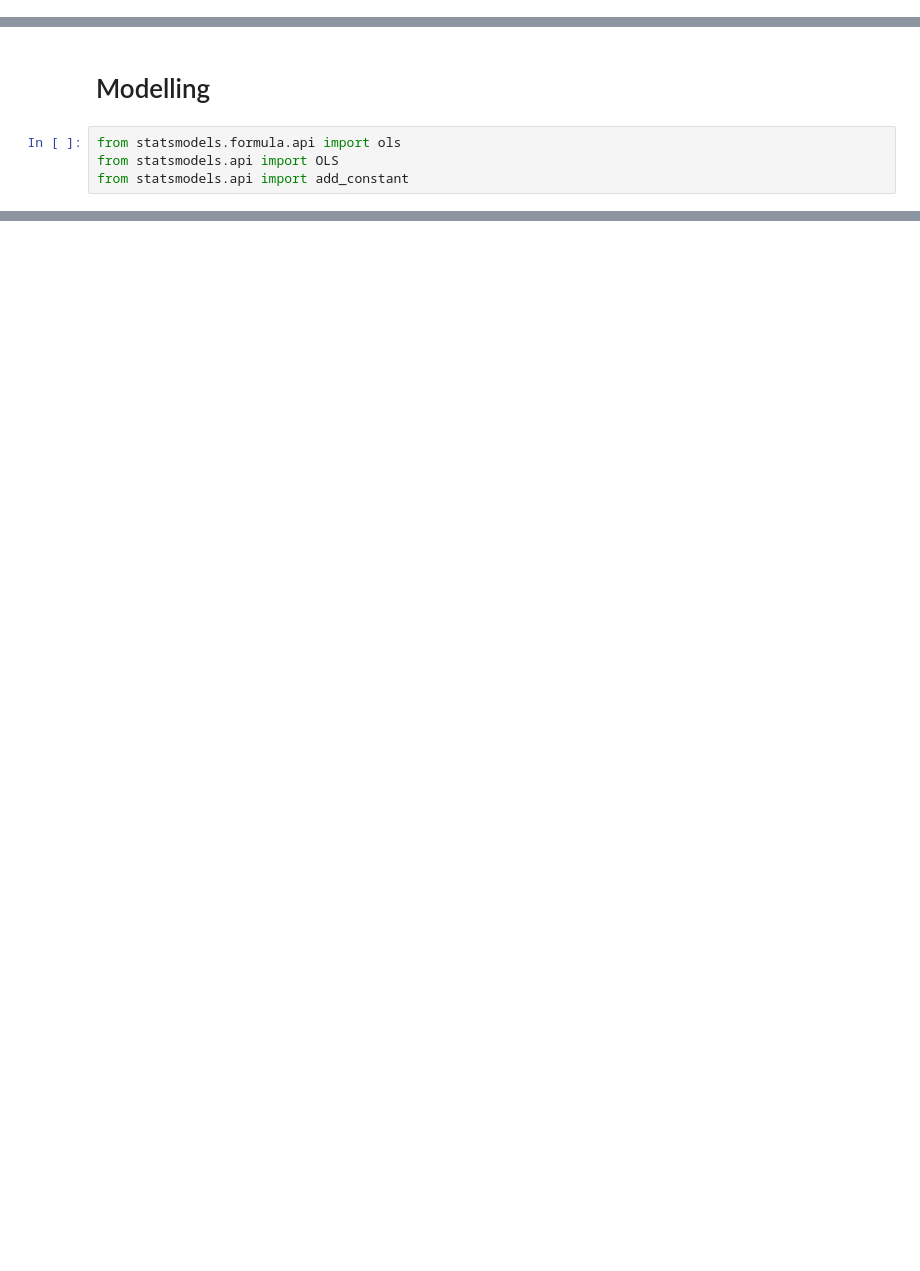
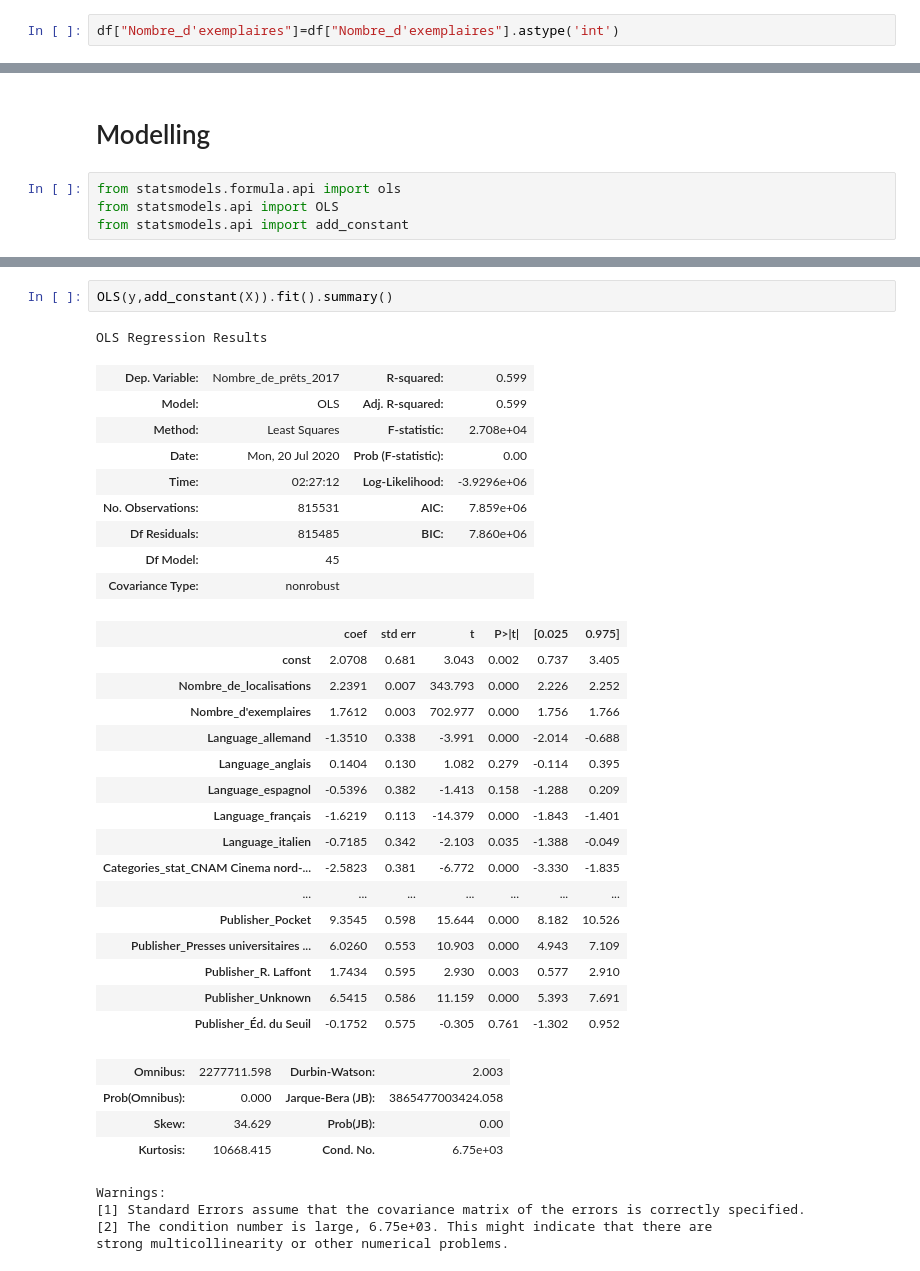
Before and after one commit to srosamont/Projects_Ironhack, a Jupyter notebook: Book_loan/Book_Loan_Cleaning.ipynb, the cells around one changed output, grey strips where cells are left out. Cells and saved outputs as stored; diff of their text form; blank space fills up the shorter version.

```diff
--- a/Book_loan/Book_Loan_Cleaning.ipynb
+++ b/Book_loan/Book_Loan_Cleaning.ipynb
@@ -785,6 +785,8 @@ Publisher            0
 Length: 81, dtype: int64
 # %%
 df.Nombre_de_localisations=df.Nombre_de_localisations.astype('int')
+# %%
+df["Nombre_d'exemplaires"]=df["Nombre_d'exemplaires"].astype('int')
 # %%
 # Dummies
 df.Language.unique()
@@ -913,0 +960,37 @@ Y=df.Nombre_de_prêts_2017
+# %%
+OLS(y,add_constant(X)).fit().summary()
+# %% [output]
+OLS Regression Results
+| Dep. Variable: | Nombre_de_prêts_2017 | R-squared: | 0.599 |
+| Model: | OLS | Adj. R-squared: | 0.599 |
+| Method: | Least Squares | F-statistic: | 2.708e+04 |
+| Date: | Mon, 20 Jul 2020 | Prob (F-statistic): | 0.00 |
+| Time: | 02:27:12 | Log-Likelihood: | -3.9296e+06 |
+| No. Observations: | 815531 | AIC: | 7.859e+06 |
+| Df Residuals: | 815485 | BIC: | 7.860e+06 |
+| Df Model: | 45 |  |  |
+| Covariance Type: | nonrobust |  |  |
+|  | coef | std err | t | P>|t| | [0.025 | 0.975] |
+| const | 2.0708 | 0.681 | 3.043 | 0.002 | 0.737 | 3.405 |
+| Nombre_de_localisations | 2.2391 | 0.007 | 343.793 | 0.000 | 2.226 | 2.252 |
+| Nombre_d'exemplaires | 1.7612 | 0.003 | 702.977 | 0.000 | 1.756 | 1.766 |
+| Language_allemand | -1.3510 | 0.338 | -3.991 | 0.000 | -2.014 | -0.688 |
+| Language_anglais | 0.1404 | 0.130 | 1.082 | 0.279 | -0.114 | 0.395 |
+| Language_espagnol | -0.5396 | 0.382 | -1.413 | 0.158 | -1.288 | 0.209 |
+| Language_français | -1.6219 | 0.113 | -14.379 | 0.000 | -1.843 | -1.401 |
+| Language_italien | -0.7185 | 0.342 | -2.103 | 0.035 | -1.388 | -0.049 |
+| Categories_stat_CNAM Cinema nord-... | -2.5823 | 0.381 | -6.772 | 0.000 | -3.330 | -1.835 |
+| ... | ... | ... | ... | ... | ... | ... |
+| Publisher_Pocket | 9.3545 | 0.598 | 15.644 | 0.000 | 8.182 | 10.526 |
+| Publisher_Presses universitaires ... | 6.0260 | 0.553 | 10.903 | 0.000 | 4.943 | 7.109 |
+| Publisher_R. Laffont | 1.7434 | 0.595 | 2.930 | 0.003 | 0.577 | 2.910 |
+| Publisher_Unknown | 6.5415 | 0.586 | 11.159 | 0.000 | 5.393 | 7.691 |
+| Publisher_Éd. du Seuil | -0.1752 | 0.575 | -0.305 | 0.761 | -1.302 | 0.952 |
+| Omnibus: | 2277711.598 | Durbin-Watson: | 2.003 |
+| Prob(Omnibus): | 0.000 | Jarque-Bera (JB): | 3865477003424.058 |
+| Skew: | 34.629 | Prob(JB): | 0.00 |
+| Kurtosis: | 10668.415 | Cond. No. | 6.75e+03 |
+Warnings:
+[1] Standard Errors assume that the covariance matrix of the errors is correctly specified.
+[2] The condition number is large, 6.75e+03. This might indicate that there are
+strong multicollinearity or other numerical problems.
```
Also changed, not shown: parts of 12 cells of this notebook.
